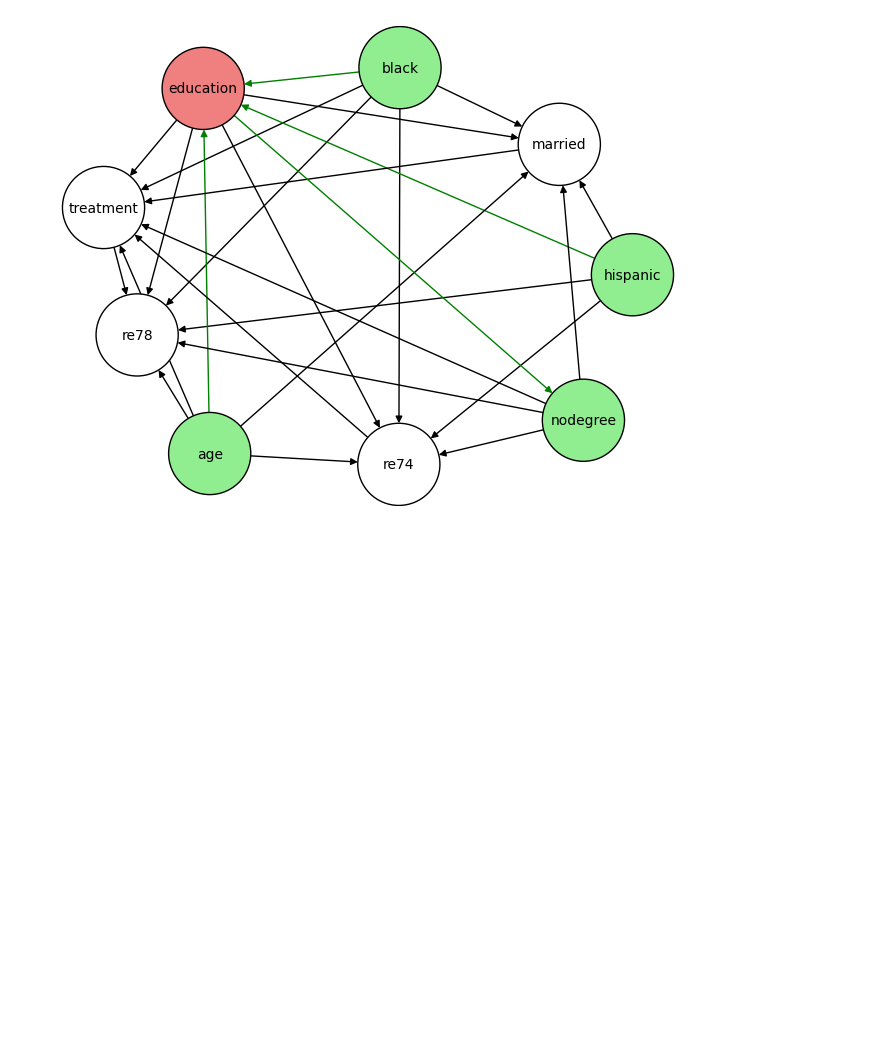
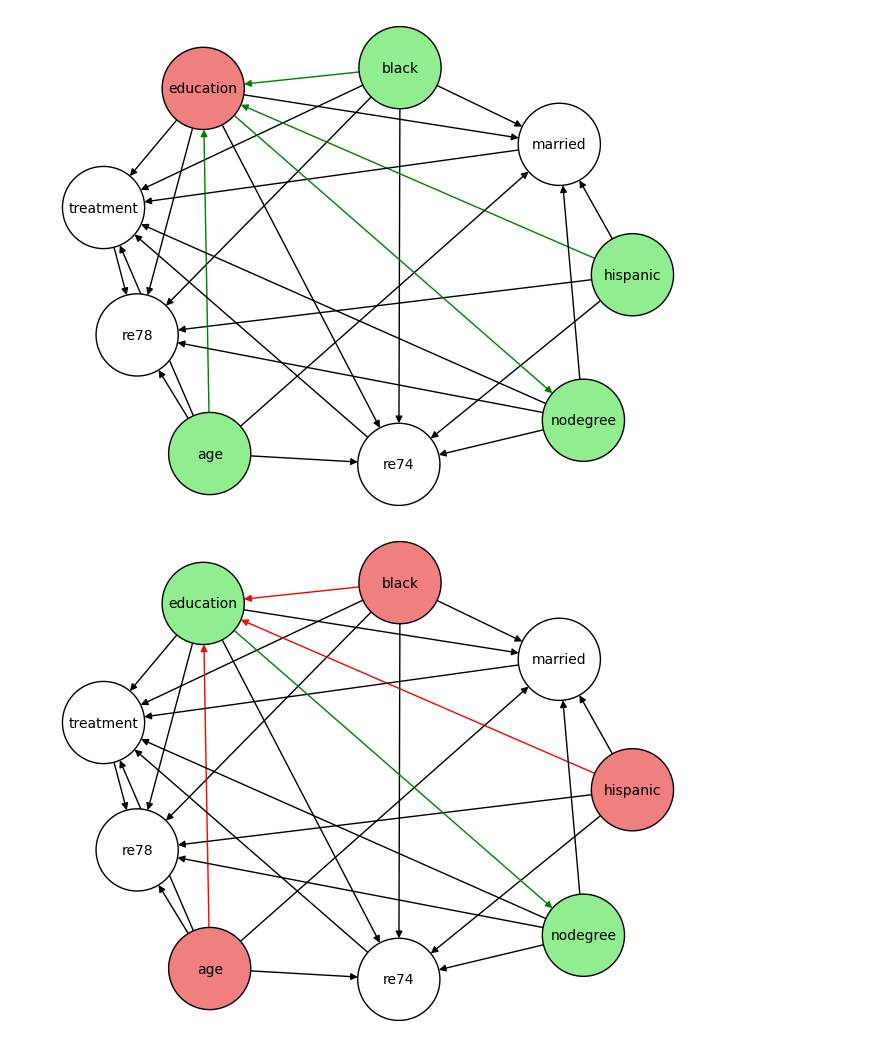
Before and after one commit to 8toz/causal_lalonde, a Jupyter notebook: backdoor_demo.ipynb, the cells around one changed output. Drawn from its saved outputs; the diff is of its cells as text; code cells hidden in the pictures; blank space fills up the shorter version.

Commit message:
fixed_utils

```diff
--- a/backdoor_demo.ipynb
+++ b/backdoor_demo.ipynb
@@ -103,3 +103,35 @@ plt.savefig("./EDA_graphs/frontdoor_criterion_plot.png", dpi=600)
 plt.show()
 # %% [output]
 [figure]
+# %%
+#	education	nodegree	[age, hispanic, black]
+
+graph = utils.extract_CD_graph("graph_1603")
+
+col_list = [("black", "education"), ("age","education"), ("hispanic","education")]
+edge_col = ['red'  if (x,y) in col_list else 'green' if (x, y) in [("education", "nodegree")] else 'black' for (x,y) in graph.edges()]
+
+
+color = []
+for node in graph.nodes():
+    if node in ["age", "hispanic", "black"]:
+        color.append('lightcoral')
+    elif node in ["education", "nodegree"]:
+        color.append('lightgreen')
+    else:
+        color.append("w")
+
+pos = nx.spring_layout(graph, k=100, seed=42)
+nx.draw(graph,
+        with_labels=True,
+        node_color=color,
+        node_size=3500,
+        font_size=10,
+        edge_color = edge_col,
+        edgecolors = "black",
+        pos=pos)
+
+plt.savefig("./EDA_graphs/iv_criterion_plot.png", dpi=600)
+plt.show()
+# %% [output]
+[figure, added]
```
Also changed, not shown: 1 other file.
